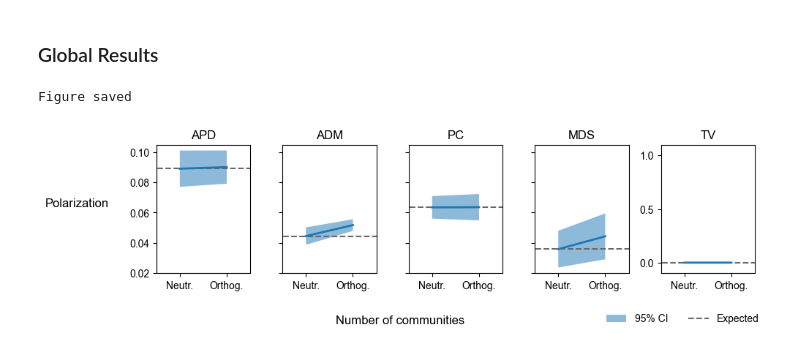
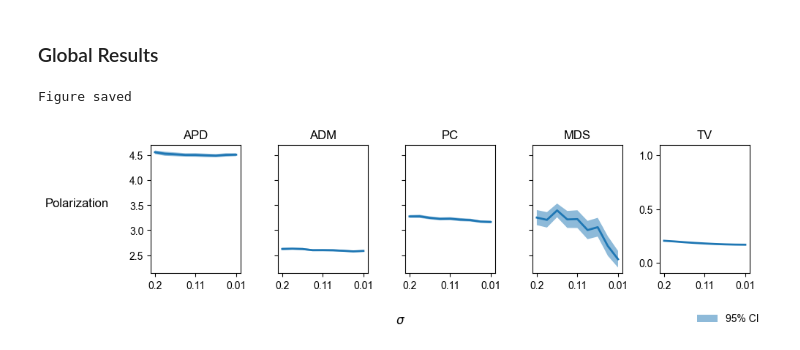
Before and after one commit to Christian-Weidemann/Quantifying-Multipolar-Polarization, a Jupyter notebook: 4_group_consensus.ipynb, the cells around one changed output. Cells and saved outputs as stored; diff of their text form; code cells hidden in the pictures.

Commit message:
Last experiment/visual changes

```diff
--- a/4_group_consensus.ipynb
+++ b/4_group_consensus.ipynb
@@ -242,3 +258,10 @@ p_out = 0.01
 n_comms = 3
 intercon = n_comms-1
 nodes_per_comm = 100
+
+min_x = 0.01
+max_x = 0.2
+number_of_steps = 9
+
+x_range = np.linspace(max_x, min_x, number_of_steps)
+print(x_range)
@@ -290,17 +270,5 @@ Figure saved
 # %% [markdown]
 ### Global Results
-# %%
-x_range = [0, 1]
-x_labels = ['Neutr.', 'Orthog.']
-
-def format_fn(tick_val, tick_pos):
-    """
-    Used to format the x-axis labels
-    """
-    if int(tick_val) in x_range:
-        return x_labels[int(tick_val)]
-    else:
-        return ''
 # %%
 # Usint custom run numbers for this experiment
 mds_runs = 100
@@ -314,16 +282,13 @@ for j in range(len(metrics)):
     if j == len(metrics)-1:
         ax[j].set_yticks([0, 0.5, 1])
         ax[j].set_ylim([-0.1, 1.1])
-    # All other subplots
-    else:
-        ax[j].set_xlim(x_range[0]-0.5, x_range[-1]+0.5)
-        ax[j].set_xticks(x_range)
 
-    ax[j].xaxis.set_major_formatter(format_fn)
+    ax[j].set_xlim(x_range[0]+x_range[-1], x_range[-1]-x_range[-1])
+    ax[j].set_xticks(x_range[::4])
+    ax[j].set_xticklabels([str(round(sd, 2)) for sd in x_range[::4]])
 
 # Sharing x- and y-axes for all subplots except the last column
 utils.share_axes(ax[:-1], sharex=True, sharey=True)
-
 
 
 for metric_index, (metric_name, polarization_metric) in enumerate(metrics):
@@ -336,30 +301,25 @@ for metric_index, (metric_name, polarization_metric) in enumerate(metrics):
     # initialize array for polarization values with shape (num_runs,len(x_range))
     run_pols = np.zeros((num_runs, len(x_range)))
 
-    for run in range(num_runs):
+    for x_index, sd in enumerate(x_range):
 
-        graphs = generate_G1_G2(n_comms, nodes_per_comm, p_in, p_out)
+        for run in range(num_runs):
 
-        for i, G in enumerate(graphs):
-            if i == 0:
-                # neutral opinion polarization
-                o = pd.DataFrame(np.vstack((np.array([(1,0)]*nodes_per_comm),
-                                            np.array([(0,0)]*nodes_per_comm),
-                                            np.array([(0,1)]*nodes_per_comm))))
-                tensor = nvd.make_tensor(G, o)
-                polarization = polarization_metric(tensor)
+            G = utils.stochastic_block_model(n_comms, nodes_per_comm, p_in, p_out, community_labels=False, positions=False)
 
-            if i == 1:
+            # Generate stances
+            stances = draw_limited_normal_stances(0.5, sd, nodes_per_comm*comms)
 
-                # third opinion polarization
-                o = pd.DataFrame(np.vstack((np.array([(1,0,0)]*nodes_per_comm),
-                                            np.array([(0,1,0)]*nodes_per_comm),
-                                            np.array([(0,0,1)]*nodes_per_comm))))
+            # Generate the opinion matrix
+            o = np.zeros((comms*nodes_per_comm, comms))
+            for i in range(comms):
+                o[i*nodes_per_comm:(i+1)*nodes_per_comm, i] = stances[i*nodes_per_comm:(i+1)*nodes_per_comm]
+            o = pd.DataFrame(o)
 
-                tensor = nvd.make_tensor(G, o)
-                polarization = polarization_metric(tensor)
+            tensor = nvd.make_tensor(G, o)
+            polarization = polarization_metric(tensor)
 
-            run_pols[run, i] = polarization
+            run_pols[run, x_index] = polarization
 
     means = np.mean(run_pols, axis=0)
 
@@ -367,33 +327,33 @@ for metric_index, (metric_name, polarization_metric) in enumerate(metrics):
     run_pols += np.random.normal(0, 1e-10, run_pols.shape)
 
     # Calculate the 95% confidence intervals matrix with graphs on columns
     conf = np.array([st.t.interval(0.95, run_pols.shape[1]-1, loc=means[i], scale=st.sem(run_pols[:,i])) for i in range(len(x_range))])
 
     ax[metric_index].fill_between(x_range, conf[:,1], conf[:,0], alpha=.5, linewidth=0, label='95% CI')
 
-    ax[metric_index].hlines(means[0], x_range[0]-1, xmax=x_range[-1]+1, colors='dimgrey', linestyles='dashed', label='Expected')
+    # ax[metric_index].hlines(means[0], x_range[0]-1, xmax=x_range[-1]+1, colors='dimgrey', linestyles='dashed', label='Expected')
 
     # Draw line at 0 for layout purposes
     # ax[metric_index].hlines(0, x_range[0]-1, xmax=x_range[-1]+1, colors='black', alpha=0, linestyles='dashed')
 
     ax[metric_index].plot(x_range, means, lw=2)
 
     # Add title
     ax[metric_index].set_title(metric_name, rotation=0, fontsize=12, ha='center')
 
     # Add title to the first column
     if metric_index == 0:
         ax[metric_index].set_ylabel("Polarization", rotation=0, labelpad=20, fontsize=12, ha='right')
 
 # Getting legend from MDS plot
 handles, labels = ax[len(local_tests)-1].get_legend_handles_labels()
 fig.legend(handles, labels, loc='lower right', fontsize=fontsize-2, frameon=False, ncols=len(labels))
 
-fig.supxlabel('Number of communities', fontsize=12, y=-0.01)
+fig.supxlabel('$\sigma$', fontsize=12, y=-0.01)
 
 fig.tight_layout()
 
 utils.save_figure("global_res", experiment_folder, overwrite=True)
 # %% [output]
 Figure saved
-[figure, old version]
+[figure, new version]
```
Also changed, not shown: parts of 11 cells of this notebook, 14 other files.
